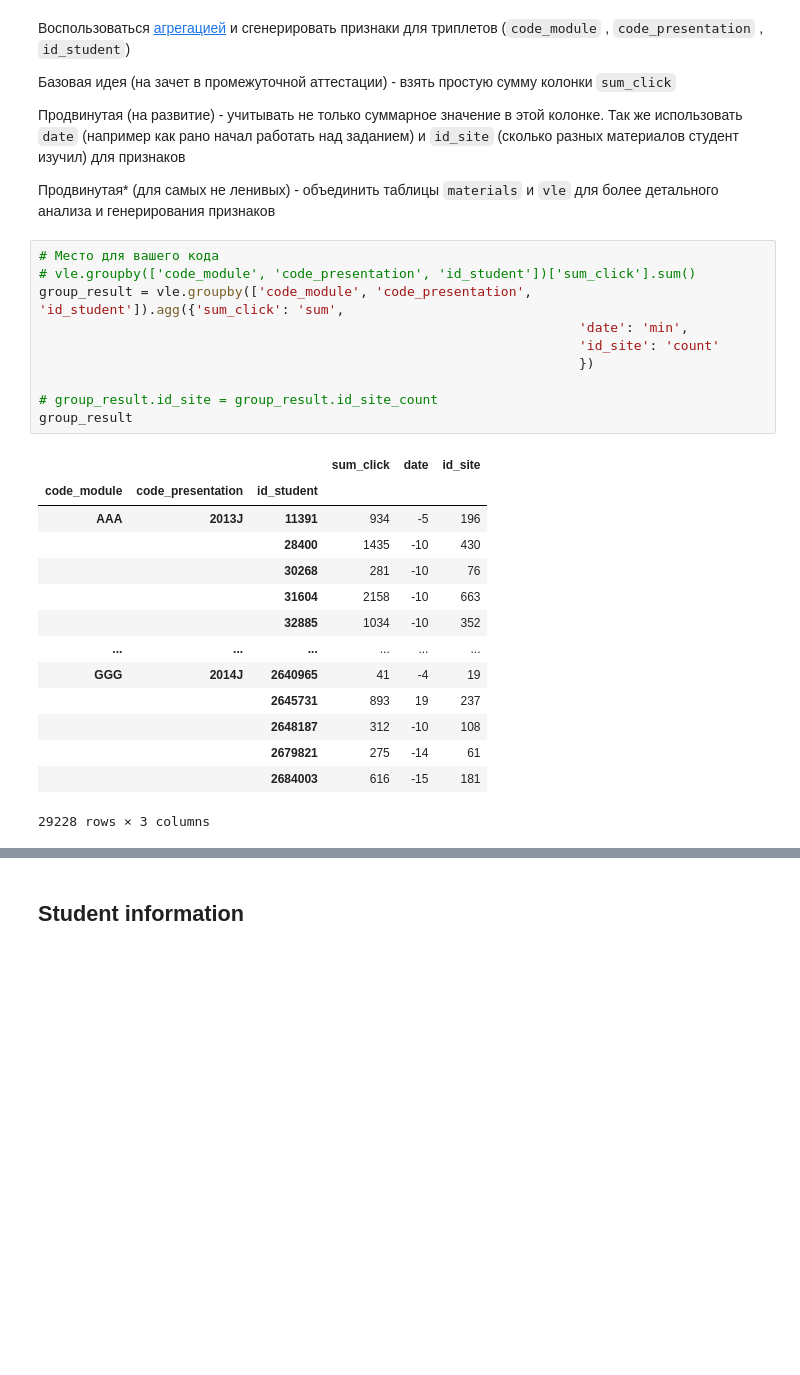
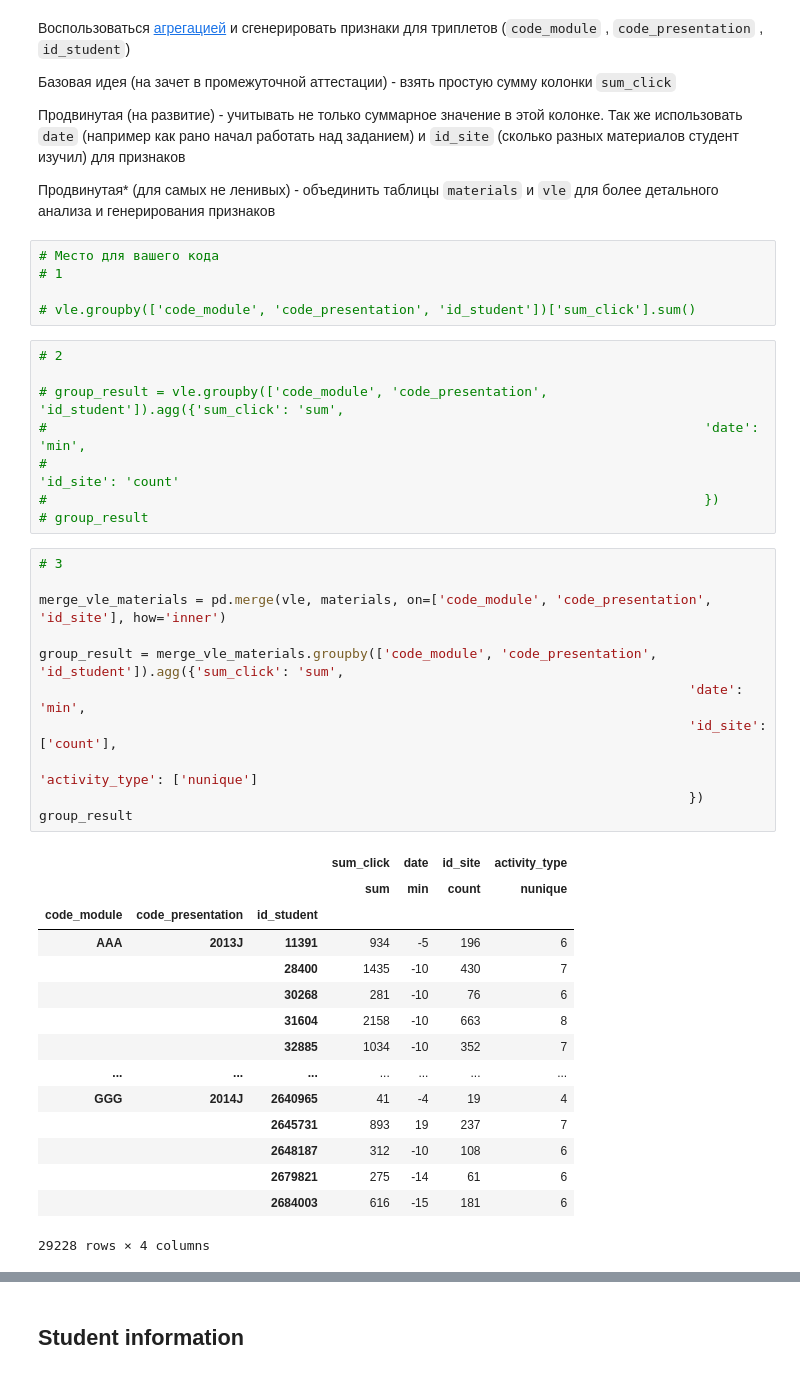
Before and after one commit to AntonGitOrlov/Data_Science, a Jupyter notebook: "Библиотеки_Python_для_работы_с_данными_самостоятельная_работа"_ОрловАВ.ipynb, the cells around one changed output, grey strips where cells are left out. Drawn from its saved outputs; the diff is of its cells as text; blank space fills up the shorter version.

```diff
--- a/"Библиотеки_Python_для_работы_с_данными_самостоятельная_работа"_ОрловАВ.ipynb
+++ b/"Библиотеки_Python_для_работы_с_данными_самостоятельная_работа"_ОрловАВ.ipynb
@@ -335,31 +357,46 @@ vle.head() # Метод .head() - первые 5 строк
 Продвинутая (на развитие) - учитывать не только суммарное значение в этой колонке. Так же использовать `date` (например как рано начал работать над заданием) и `id_site` (сколько разных материалов студент изучил) для признаков
 
 Продвинутая* (для самых не ленивых) - объединить таблицы `materials` и `vle` для более детального анализа и генерирования признаков
+# %%
+# Место для вашего кода
+# 1
+
+# vle.groupby(['code_module', 'code_presentation', 'id_student'])['sum_click'].sum()
 # %%
-# Место для вашего кода
-# vle.groupby(['code_module', 'code_presentation', 'id_student'])['sum_click'].sum()
-group_result = vle.groupby(['code_module', 'code_presentation', 'id_student']).agg({'sum_click': 'sum',
-                                                                     'date': 'min',
-                                                                     'id_site': 'count'
-                                                                     })
+# 2
 
-# group_result.id_site = group_result.id_site_count
-group_result
+# group_result = vle.groupby(['code_module', 'code_presentation', 'id_student']).agg({'sum_click': 'sum',
+#                                                                                    'date': 'min',
+#                                                                                    'id_site': 'count'
+#                                                                                    })
+# group_result
-# %% [output]
-|  |  |  | sum_click | date | id_site |
-| code_module | code_presentation | id_student |  |  |  |
-| AAA | 2013J | 11391 | 934 | -5 | 196 |
-|  |  | 28400 | 1435 | -10 | 430 |
-|  |  | 30268 | 281 | -10 | 76 |
-|  |  | 31604 | 2158 | -10 | 663 |
-|  |  | 32885 | 1034 | -10 | 352 |
-| ... | ... | ... | ... | ... | ... |
-| GGG | 2014J | 2640965 | 41 | -4 | 19 |
-|  |  | 2645731 | 893 | 19 | 237 |
-|  |  | 2648187 | 312 | -10 | 108 |
-|  |  | 2679821 | 275 | -14 | 61 |
-|  |  | 2684003 | 616 | -15 | 181 |
-29228 rows × 3 columns
+# %%
+# 3
+
+merge_vle_materials = pd.merge(vle, materials, on=['code_module', 'code_presentation', 'id_site'], how='inner')
+
+group_result = merge_vle_materials.groupby(['code_module', 'code_presentation', 'id_student']).agg({'sum_click': 'sum',
+                                                                                   'date': 'min',
+                                                                                   'id_site': ['count'],
+                                                                                   'activity_type': ['nunique']
+                                                                                   })
+group_result
+# %% [output]
+|  |  |  | sum_click | date | id_site | activity_type |
+|  |  |  | sum | min | count | nunique |
+| code_module | code_presentation | id_student |  |  |  |  |
+| AAA | 2013J | 11391 | 934 | -5 | 196 | 6 |
+|  |  | 28400 | 1435 | -10 | 430 | 7 |
+|  |  | 30268 | 281 | -10 | 76 | 6 |
+|  |  | 31604 | 2158 | -10 | 663 | 8 |
+|  |  | 32885 | 1034 | -10 | 352 | 7 |
+| ... | ... | ... | ... | ... | ... | ... |
+| GGG | 2014J | 2640965 | 41 | -4 | 19 | 4 |
+|  |  | 2645731 | 893 | 19 | 237 | 7 |
+|  |  | 2648187 | 312 | -10 | 108 | 6 |
+|  |  | 2679821 | 275 | -14 | 61 | 6 |
+|  |  | 2684003 | 616 | -15 | 181 | 6 |
+29228 rows × 4 columns
 # %%
 group_result.info()
 # %% [output]
```
Also changed, not shown: parts of 7 cells of this notebook.
